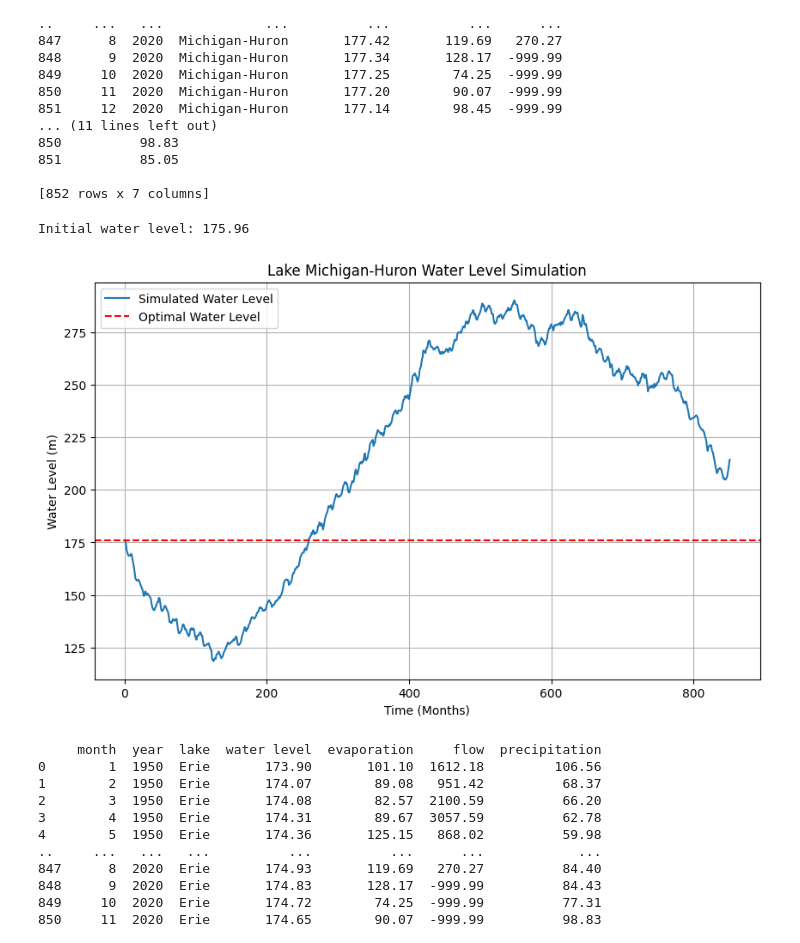
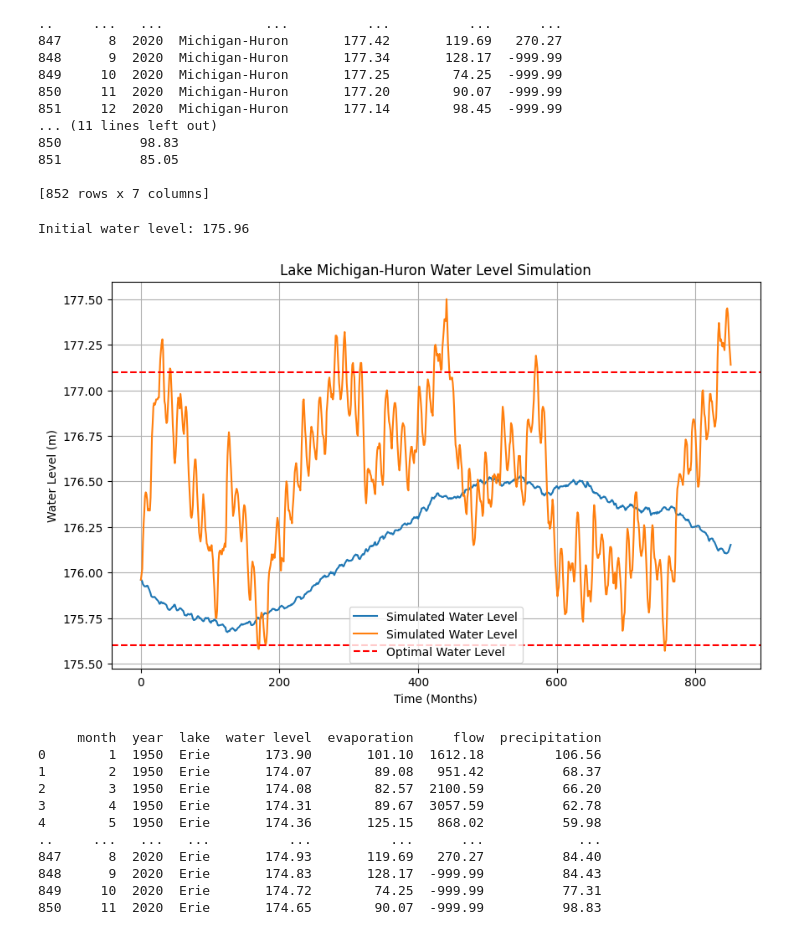
Before and after one commit to EmilioD19/Math-42-Final-Project, a Jupyter notebook: Final Project-Math42 (2).ipynb, the cells around one changed output. Cells and saved outputs as stored; diff of their text form; code cells hidden in the pictures.

```diff
--- a/Final Project-Math42 (2).ipynb
+++ b/Final Project-Math42 (2).ipynb
@@ -243,6 +262,7 @@ def simulate_water_level(lake_df, initial_level, alpha, beta, gamma):
         flow = lake_df.loc[t, "flow"]
         # Compute water level change
         delta_H = (alpha * precipitation) - (beta * evaporation) - (gamma * flow)
+        delta_H = 0.005 * delta_H
         # print(f"t={t}, delta_H={delta_H}, levels[-1]={levels[-1]}")  # Debugging line
         new_level = levels[-1] + delta_H
         levels.append(new_level)
@@ -258,7 +278,9 @@ lake_superior_df["simulated_water_level"] = simulate_water_level(
 # Plot the results
 plt.figure(figsize=(10, 6))
 plt.plot(lake_superior_df["simulated_water_level"], label="Simulated Water Level")
+plt.plot(lake_superior_df["water level"], label="Simulated Water Level")
 plt.axhline(y=183, color='red', linestyle='--', label='Optimal Water Level')
+plt.axhline(y=183.8, color='red', linestyle='--')
 plt.title("Lake Superior Water Level Simulation")
 plt.xlabel("Time (Months)")
 plt.ylabel("Water Level (m)")
@@ -321,6 +334,7 @@ def simulate_water_level(lake_df, initial_level, alpha, beta, gamma):
         flow = lake_df.loc[t, "flow"]
         # Compute water level change
         delta_H = (alpha * precipitation) - (beta * evaporation) - (gamma * flow)
+        delta_H = 0.005 * delta_H
         # print(f"t={t}, delta_H={delta_H}, levels[-1]={levels[-1]}")  # Debugging line
         new_level = levels[-1] + delta_H
         levels.append(new_level)
@@ -335,9 +349,10 @@ lake_ontario_df["simulated_water_level"] = simulate_water_level(
 
 # Plot the results
 plt.figure(figsize=(10, 6))
-
 plt.plot(lake_ontario_df["simulated_water_level"], label="Simulated Water Level")
-plt.axhline(y=75, color='red', linestyle='--', label='Optimal Water Level')
+plt.plot(lake_ontario_df["water level"], label="Actual Water Level")
+plt.axhline(y=74.1, color='red', linestyle='--', label='Optimal Water Level')
+plt.axhline(y=75.6, color='red', linestyle='--')
 plt.title("Lake Ontario Water Level Simulation")
 plt.xlabel("Time (Months)")
 plt.ylabel("Water Level (m)")
@@ -381,35 +396,38 @@ def simulate_water_level(lake_df, initial_level, alpha, beta, gamma):
     levels = [initial_level]
     for t in range(1, len(lake_df)):
         precipitation = lake_df.loc[t, "precipitation"]
         evaporation = lake_df.loc[t, "evaporation"]
         flow = lake_df.loc[t, "flow"]
         # Compute water level change
         delta_H = (alpha * precipitation) - (beta * evaporation) - (gamma * flow)
+        delta_H = 0.005 * delta_H
         # print(f"t={t}, delta_H={delta_H}, levels[-1]={levels[-1]}")  # Debugging line
         new_level = levels[-1] + delta_H
         levels.append(new_level)
     return levels
 
 # Example: Simulate for Lake Superior
 initial_water_level = lake_mich_hur_df["water level"].iloc[0]
 print("Initial water level:", initial_water_level)  # Debugging line
 lake_mich_hur_df["simulated_water_level"] = simulate_water_level(
     lake_mich_hur_df, initial_water_level, alpha=0.0256, beta=0.0122, gamma=0.00112
 )
 
 # Plot the results
 plt.figure(figsize=(10, 6))
 plt.plot(lake_mich_hur_df["simulated_water_level"], label="Simulated Water Level")
-plt.axhline(y=176, color='red', linestyle='--', label='Optimal Water Level')
+plt.plot(lake_mich_hur_df["water level"], label="Simulated Water Level")
+plt.axhline(y=175.6, color='red', linestyle='--', label='Optimal Water Level')
+plt.axhline(y=177.1, color='red', linestyle='--')
 plt.title("Lake Michigan-Huron Water Level Simulation")
 plt.xlabel("Time (Months)")
 plt.ylabel("Water Level (m)")
 plt.legend()
 plt.grid()
 plt.show()
 # %% [output]
 Initial water level: 175.96
-[figure, old version]
+[figure, new version]
 # %%
 lake_erie_df = df[df['lake'] == 'Erie'].reset_index(drop=True)
 
```
Also changed, not shown: parts of 21 cells of this notebook.
